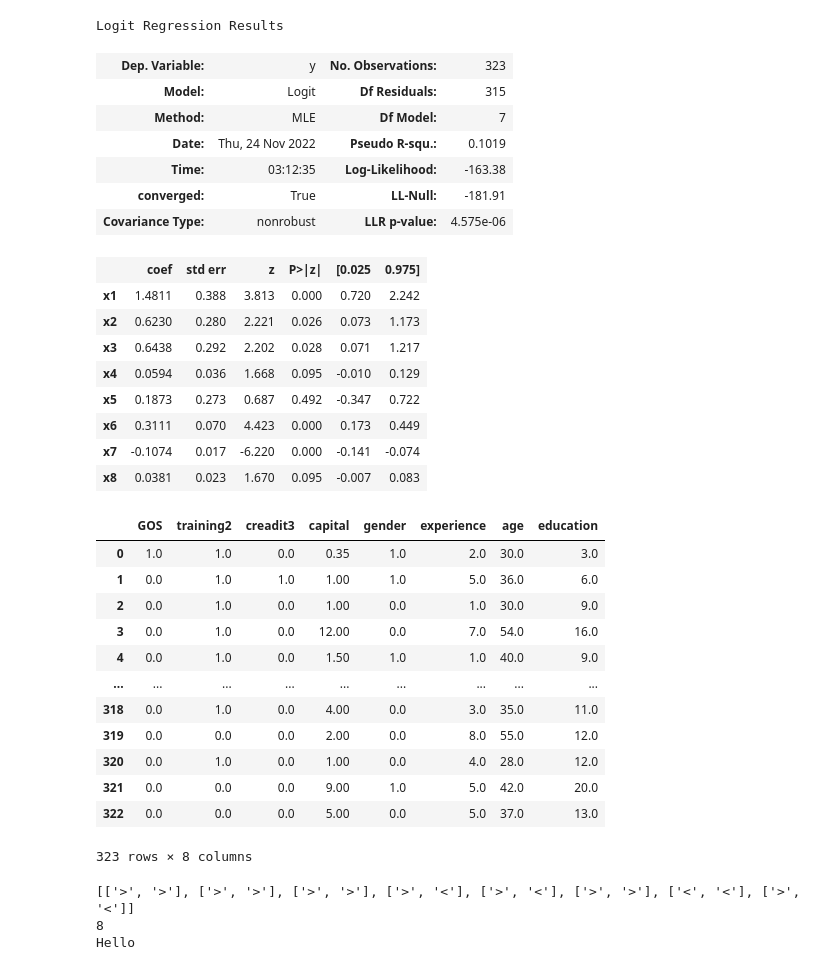
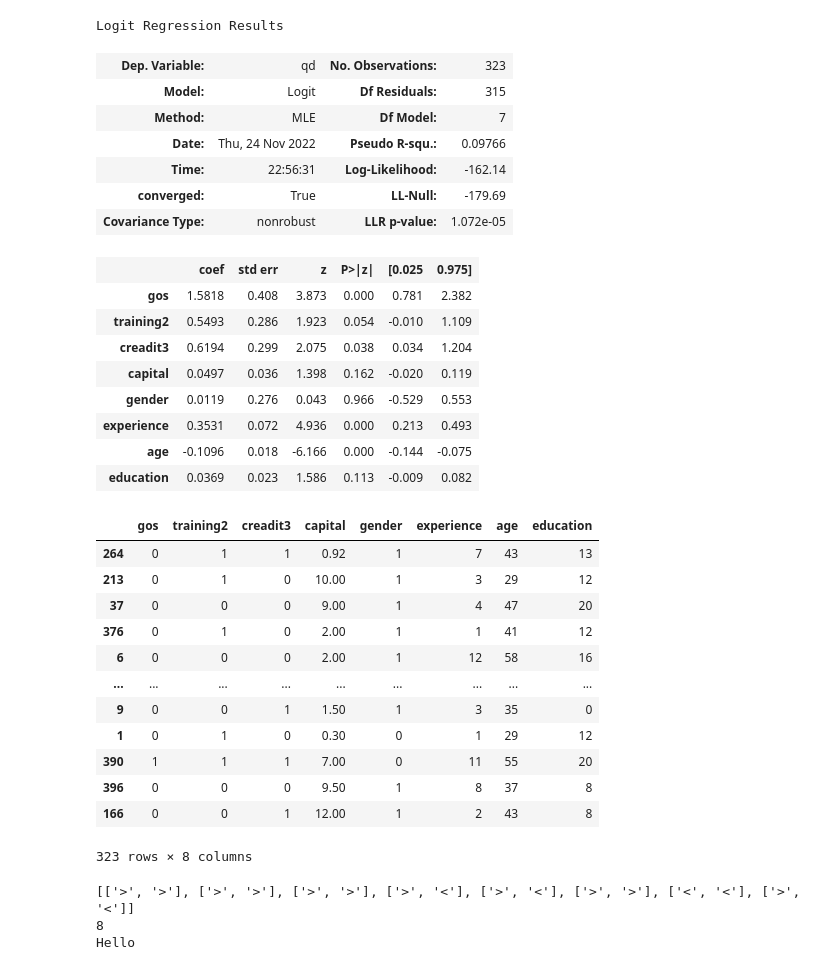
Before and after one commit to tnvuhai/LogisticsRegressionMedical, a Jupyter notebook: test.ipynb, the cells around one changed output. Saved outputs shown, nothing was run; the diff lists cells and outputs as text; code cells hidden in the pictures.

Commit message:
Push new index of test and train data

```diff
--- a/test.ipynb
+++ b/test.ipynb
@@ -38,7 +39,8 @@ x = dataset.iloc[:, [1,2,3,4,5,6,7,8]].values
 y = dataset.iloc[:,0].values
 # %%
 from sklearn.model_selection import train_test_split
-X_train, X_test, y_train, y_test = train_test_split(x, y, test_size = 0.2)
+X_train, X_test, y_train, y_test = train_test_split(dataset[["gos","training2","creadit3","capital","gender","experience","age","education"]],dataset["qd"], test_size = 0.2)
 TargetDataFrameTrain = pd.DataFrame(X_train,columns= ["GOS", "training2", "creadit3", "capital", "gender", "experience", "age", "education"])
 TargetDataFrameTrain.insert(8, "qd", y_train, True)
+TargetDataFrameTrain.insert(9, "INDEX", X_train.index.values, True)
 TargetDataFrameTrain.to_excel("RequestedTraindata.xlsx")
@@ -45,55 +68,55 @@ TargetDataFrameTrain.to_excel("RequestedTraindata.xlsx")
 # %%
 import statsmodels.api as sm
 logit_model = sm.Logit(y_train,X_train)
 result = logit_model.fit(disp=0)
 #display(result.summary())
 
 # ListCoef = [exec(f"x{i}ZValue = ") for i in range(1:9)]
 
 while(True):
-    X_train, X_test, y_train, y_test = train_test_split(x, y, test_size = 0.2)
+    X_train, X_test, y_train, y_test = train_test_split(dataset[["gos","training2","creadit3","capital","gender","experience","age","education"]],dataset["qd"], test_size = 0.2)
     logit_model = sm.Logit(y_train,X_train)
     result = logit_model.fit(disp=0)
 
     x3ZValue = result.tvalues[2]
     x5ZValue = result.tvalues[4]
 
     x3Coef = result.params[2]
     x5Coef = result.params[4]
     if((abs(x3ZValue) > 1.96 and abs(x5ZValue) < 1.96 ) and (x3Coef > 0 and x5Coef >0)):
         display(result.summary())
-        display(pd.DataFrame(X_train,columns= ["GOS", "training2", "creadit3", "capital", "gender", "experience", "age", "education"]))
+        display(pd.DataFrame(X_train,columns= ["gos", "training2", "creadit3", "capital", "gender", "experience", "age", "education"]))
         break
 # %% [output]
 Logit Regression Results
-| Dep. Variable: | y | No. Observations: | 323 |
+| Dep. Variable: | qd | No. Observations: | 323 |
 | Model: | Logit | Df Residuals: | 315 |
 | Method: | MLE | Df Model: | 7 |
-| Date: | Thu, 24 Nov 2022 | Pseudo R-squ.: | 0.1019 |
-| Time: | 03:12:35 | Log-Likelihood: | -163.38 |
-| converged: | True | LL-Null: | -181.91 |
-| Covariance Type: | nonrobust | LLR p-value: | 4.575e-06 |
+| Date: | Thu, 24 Nov 2022 | Pseudo R-squ.: | 0.09766 |
+| Time: | 22:56:31 | Log-Likelihood: | -162.14 |
+| converged: | True | LL-Null: | -179.69 |
+| Covariance Type: | nonrobust | LLR p-value: | 1.072e-05 |
 |  | coef | std err | z | P>|z| | [0.025 | 0.975] |
-| x1 | 1.4811 | 0.388 | 3.813 | 0.000 | 0.720 | 2.242 |
-| x2 | 0.6230 | 0.280 | 2.221 | 0.026 | 0.073 | 1.173 |
-| x3 | 0.6438 | 0.292 | 2.202 | 0.028 | 0.071 | 1.217 |
-| x4 | 0.0594 | 0.036 | 1.668 | 0.095 | -0.010 | 0.129 |
-| x5 | 0.1873 | 0.273 | 0.687 | 0.492 | -0.347 | 0.722 |
-| x6 | 0.3111 | 0.070 | 4.423 | 0.000 | 0.173 | 0.449 |
-| x7 | -0.1074 | 0.017 | -6.220 | 0.000 | -0.141 | -0.074 |
-| x8 | 0.0381 | 0.023 | 1.670 | 0.095 | -0.007 | 0.083 |
+| gos | 1.5818 | 0.408 | 3.873 | 0.000 | 0.781 | 2.382 |
+| training2 | 0.5493 | 0.286 | 1.923 | 0.054 | -0.010 | 1.109 |
+| creadit3 | 0.6194 | 0.299 | 2.075 | 0.038 | 0.034 | 1.204 |
+| capital | 0.0497 | 0.036 | 1.398 | 0.162 | -0.020 | 0.119 |
+| gender | 0.0119 | 0.276 | 0.043 | 0.966 | -0.529 | 0.553 |
+| experience | 0.3531 | 0.072 | 4.936 | 0.000 | 0.213 | 0.493 |
+| age | -0.1096 | 0.018 | -6.166 | 0.000 | -0.144 | -0.075 |
+| education | 0.0369 | 0.023 | 1.586 | 0.113 | -0.009 | 0.082 |
-|  | GOS | training2 | creadit3 | capital | gender | experience | age | education |
-| 0 | 1.0 | 1.0 | 0.0 | 0.35 | 1.0 | 2.0 | 30.0 | 3.0 |
-| 1 | 0.0 | 1.0 | 1.0 | 1.00 | 1.0 | 5.0 | 36.0 | 6.0 |
-| 2 | 0.0 | 1.0 | 0.0 | 1.00 | 0.0 | 1.0 | 30.0 | 9.0 |
-| 3 | 0.0 | 1.0 | 0.0 | 12.00 | 0.0 | 7.0 | 54.0 | 16.0 |
-| 4 | 0.0 | 1.0 | 0.0 | 1.50 | 1.0 | 1.0 | 40.0 | 9.0 |
+|  | gos | training2 | creadit3 | capital | gender | experience | age | education |
+| 264 | 0 | 1 | 1 | 0.92 | 1 | 7 | 43 | 13 |
+| 213 | 0 | 1 | 0 | 10.00 | 1 | 3 | 29 | 12 |
+| 37 | 0 | 0 | 0 | 9.00 | 1 | 4 | 47 | 20 |
+| 376 | 0 | 1 | 0 | 2.00 | 1 | 1 | 41 | 12 |
+| 6 | 0 | 0 | 0 | 2.00 | 1 | 12 | 58 | 16 |
 | ... | ... | ... | ... | ... | ... | ... | ... | ... |
-| 318 | 0.0 | 1.0 | 0.0 | 4.00 | 0.0 | 3.0 | 35.0 | 11.0 |
-| 319 | 0.0 | 0.0 | 0.0 | 2.00 | 0.0 | 8.0 | 55.0 | 12.0 |
-| 320 | 0.0 | 1.0 | 0.0 | 1.00 | 0.0 | 4.0 | 28.0 | 12.0 |
-| 321 | 0.0 | 0.0 | 0.0 | 9.00 | 1.0 | 5.0 | 42.0 | 20.0 |
-| 322 | 0.0 | 0.0 | 0.0 | 5.00 | 0.0 | 5.0 | 37.0 | 13.0 |
+| 9 | 0 | 0 | 1 | 1.50 | 1 | 3 | 35 | 0 |
+| 1 | 0 | 1 | 0 | 0.30 | 0 | 1 | 29 | 12 |
+| 390 | 1 | 1 | 1 | 7.00 | 0 | 11 | 55 | 20 |
+| 396 | 0 | 0 | 0 | 9.50 | 1 | 8 | 37 | 8 |
+| 166 | 0 | 0 | 1 | 12.00 | 1 | 2 | 43 | 8 |
 323 rows × 8 columns
 # %%
 for i in range(8):
```
Also changed, not shown: parts of 3 cells of this notebook, 4 other files.
